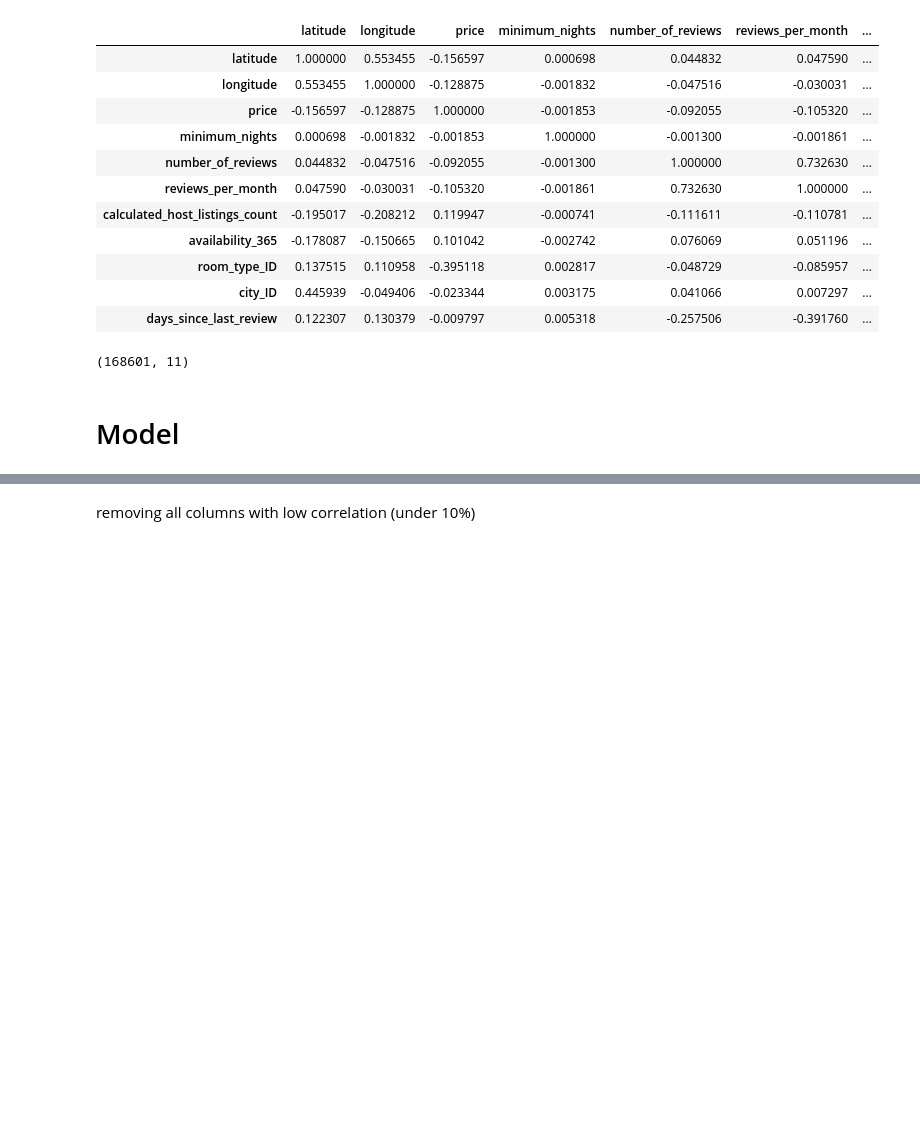
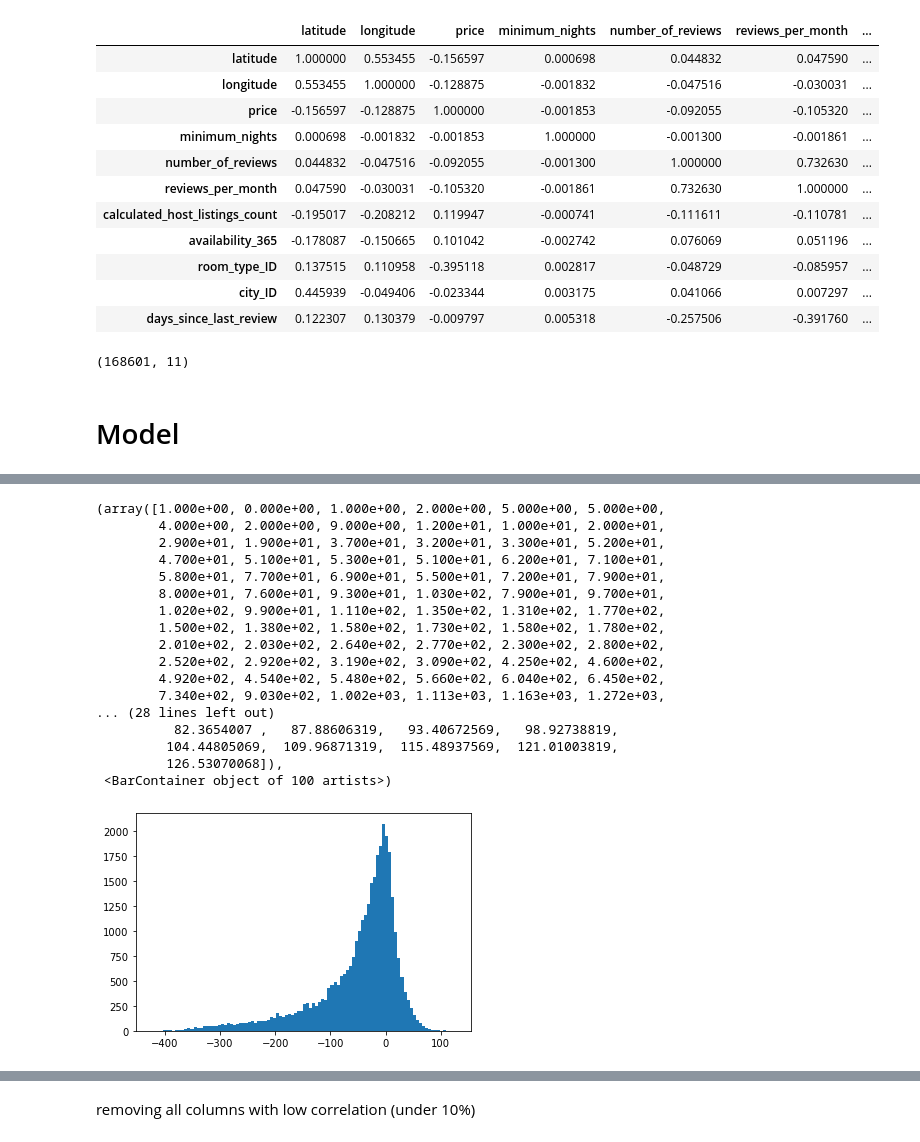
Before and after one commit to cLineman/Rental-Property-Prediction-Model, a Jupyter notebook: Working Notebooks/Models.ipynb, the cells around one changed output, grey strips where cells are left out. Drawn from its saved outputs; the diff is of its cells as text; code cells hidden in the pictures; blank space fills up the shorter version.

```diff
--- a/Working Notebooks/Models.ipynb
+++ b/Working Notebooks/Models.ipynb
@@ -218,0 +315,23 @@ xgModel.score(X_test,y_test)
+# %%
+d=y_pred-y_test
+
+plt.hist(d, bins=100)
+# %% [output]
+(array([1.000e+00, 0.000e+00, 1.000e+00, 2.000e+00, 5.000e+00, 5.000e+00,
+        4.000e+00, 2.000e+00, 9.000e+00, 1.200e+01, 1.000e+01, 2.000e+01,
+        2.900e+01, 1.900e+01, 3.700e+01, 3.200e+01, 3.300e+01, 5.200e+01,
+        4.700e+01, 5.100e+01, 5.300e+01, 5.100e+01, 6.200e+01, 7.100e+01,
+        5.800e+01, 7.700e+01, 6.900e+01, 5.500e+01, 7.200e+01, 7.900e+01,
+        8.000e+01, 7.600e+01, 9.300e+01, 1.030e+02, 7.900e+01, 9.700e+01,
+        1.020e+02, 9.900e+01, 1.110e+02, 1.350e+02, 1.310e+02, 1.770e+02,
+        1.500e+02, 1.380e+02, 1.580e+02, 1.730e+02, 1.580e+02, 1.780e+02,
+        2.010e+02, 2.030e+02, 2.640e+02, 2.770e+02, 2.300e+02, 2.800e+02,
+        2.520e+02, 2.920e+02, 3.190e+02, 3.090e+02, 4.250e+02, 4.600e+02,
+        4.920e+02, 4.540e+02, 5.480e+02, 5.660e+02, 6.040e+02, 6.450e+02,
+        7.340e+02, 9.030e+02, 1.002e+03, 1.113e+03, 1.163e+03, 1.272e+03,
+... (28 lines left out)
+          82.3654007 ,   87.88606319,   93.40672569,   98.92738819,
+         104.44805069,  109.96871319,  115.48937569,  121.01003819,
+         126.53070068]),
+ <BarContainer object of 100 artists>)
+[figure, added]
```
Also changed, not shown: parts of 39 cells of this notebook.
